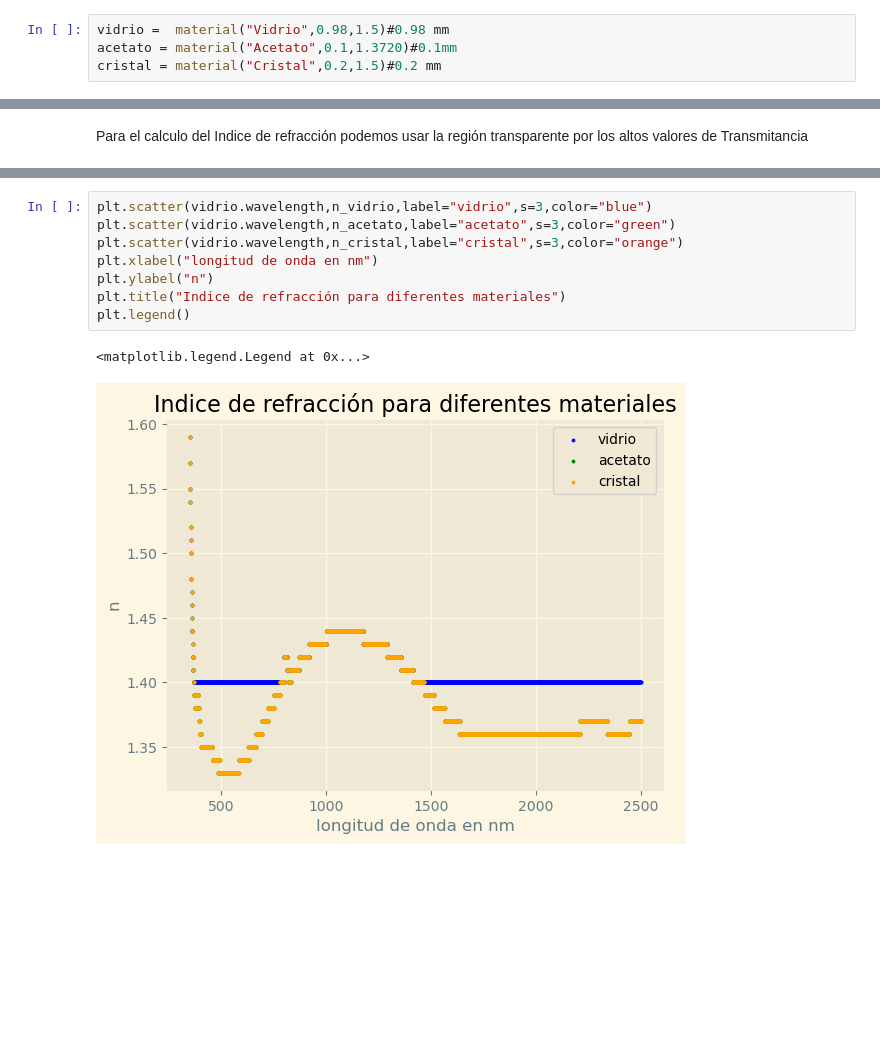
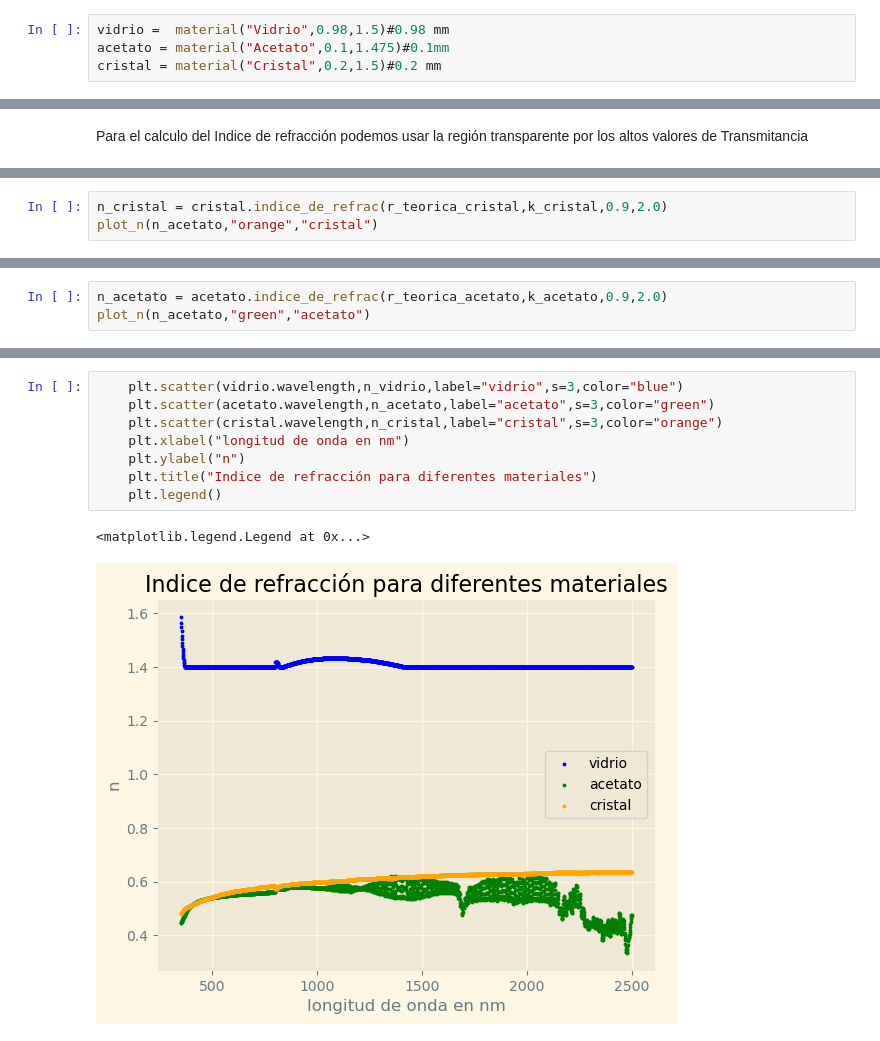
Before and after one commit to AlejoProjects/tecnicas, a Jupyter notebook: BandGapInitial.ipynb, the cells around one changed output, grey strips where cells are left out. Cells and saved outputs as stored; diff of their text form; blank space fills up the shorter version.

Commit message:
fix, the refraction index function is fixed and the mean refraction index

```diff
--- a/BandGapInitial.ipynb
+++ b/BandGapInitial.ipynb
@@ -206,7 +236,7 @@ class material:
             plt.show()
 # %%
 vidrio =  material("Vidrio",0.98,1.5)#0.98 mm
-acetato = material("Acetato",0.1,1.3720)#0.1mm
+acetato = material("Acetato",0.1,1.475)#0.1mm
 cristal = material("Cristal",0.2,1.5)#0.2 mm
 # %%
 print(np.max(vidrio.transmitancia))
@@ -343,0 +381,3 @@ n_cristal = vidrio.indice_de_refrac(r_teorica_vidrio,k_cristal,1,2)
+# %%
+n_cristal = cristal.indice_de_refrac(r_teorica_cristal,k_cristal,0.9,2.0)
+plot_n(n_acetato,"orange","cristal")
@@ -343,0 +386,3 @@ n_cristal = vidrio.indice_de_refrac(r_teorica_vidrio,k_cristal,1,2)
+# %%
+n_acetato = acetato.indice_de_refrac(r_teorica_acetato,k_acetato,0.9,2.0)
+plot_n(n_acetato,"green","acetato")
@@ -344,11 +391,11 @@ n_cristal = vidrio.indice_de_refrac(r_teorica_vidrio,k_cristal,1,2)
 # %%
-plt.scatter(vidrio.wavelength,n_vidrio,label="vidrio",s=3,color="blue")
-plt.scatter(vidrio.wavelength,n_acetato,label="acetato",s=3,color="green")
-plt.scatter(vidrio.wavelength,n_cristal,label="cristal",s=3,color="orange")
-plt.xlabel("longitud de onda en nm")
-plt.ylabel("n")
-plt.title("Indice de refracción para diferentes materiales")
-plt.legend()
+    plt.scatter(vidrio.wavelength,n_vidrio,label="vidrio",s=3,color="blue")
+    plt.scatter(acetato.wavelength,n_acetato,label="acetato",s=3,color="green")
+    plt.scatter(cristal.wavelength,n_cristal,label="cristal",s=3,color="orange")
+    plt.xlabel("longitud de onda en nm")
+    plt.ylabel("n")
+    plt.title("Indice de refracción para diferentes materiales")
+    plt.legend()
 # %% [output]
 <matplotlib.legend.Legend at 0x...>
-[figure, old version]
+[figure, new version]
```
Also changed, not shown: parts of 9 cells of this notebook.
